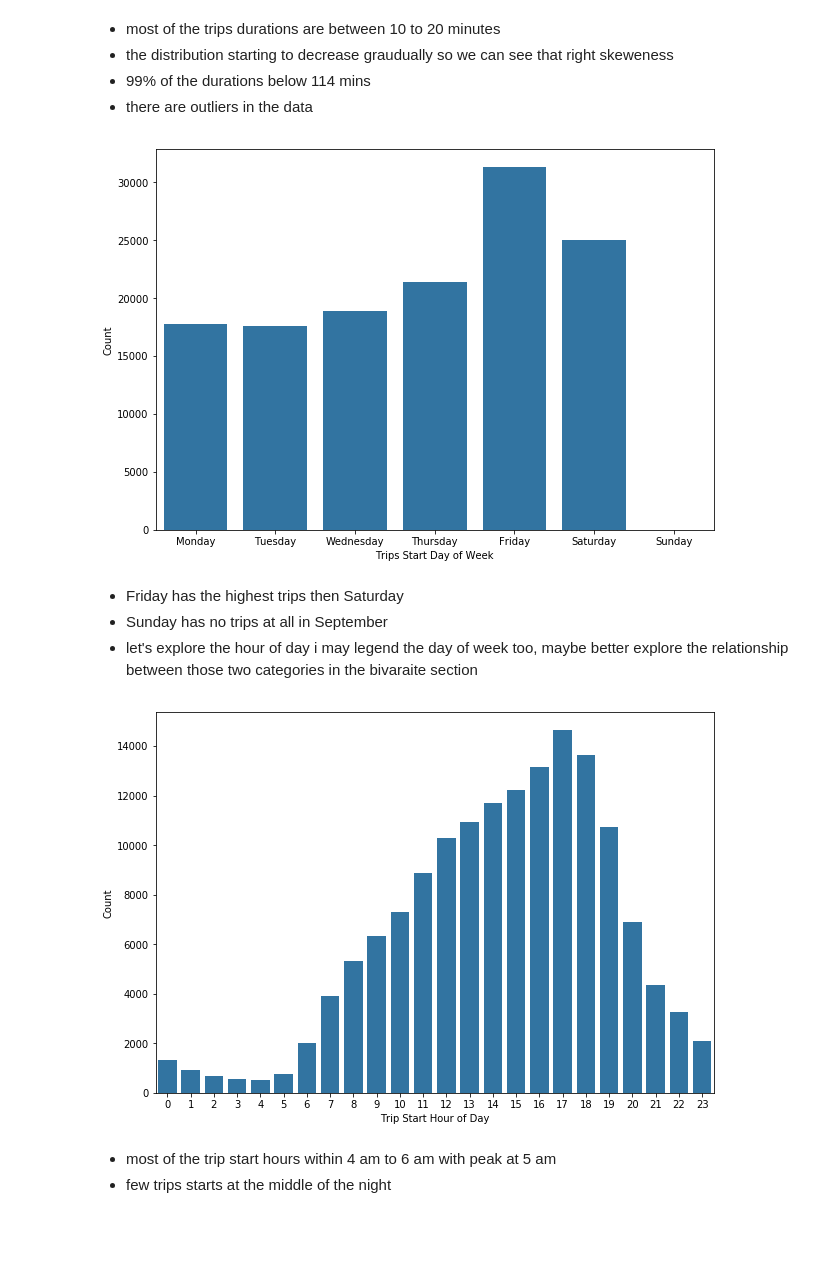
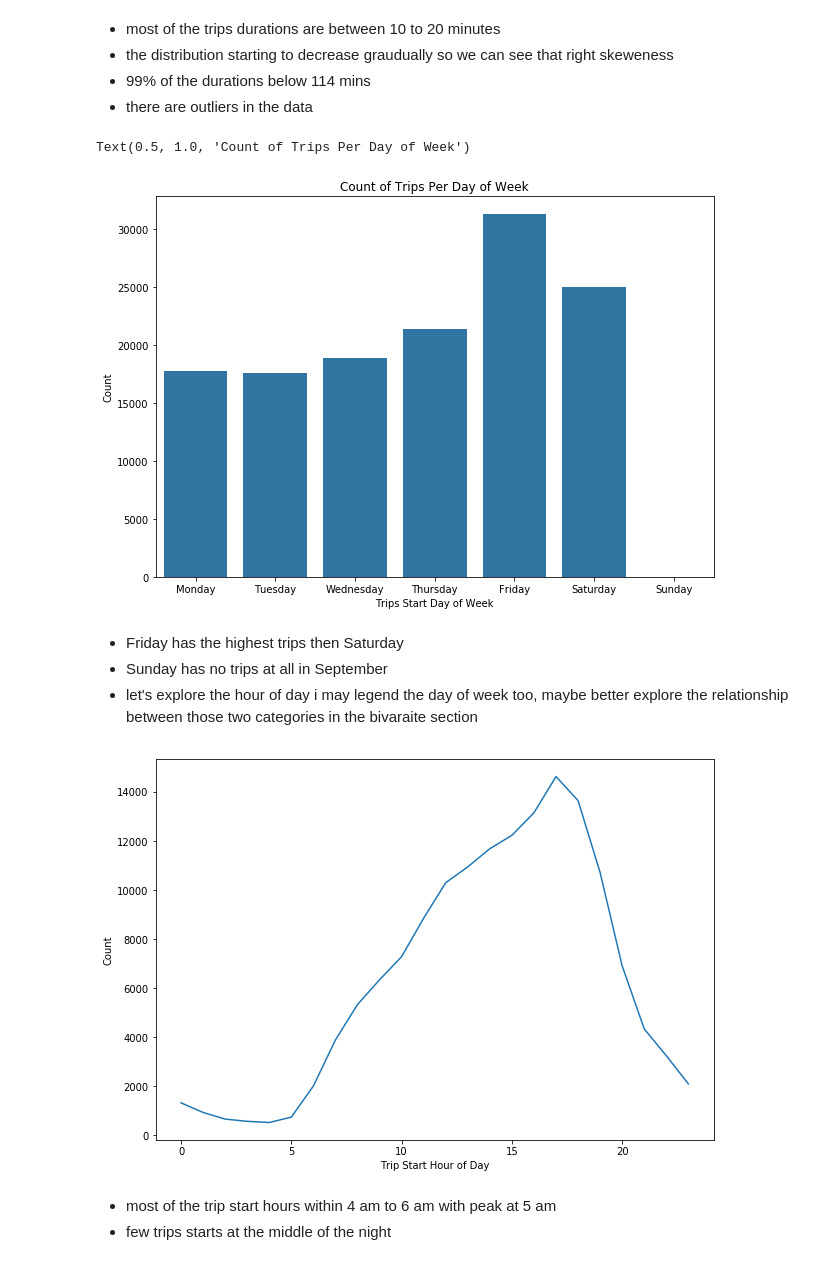
Before and after one commit to gamilyo/Communicate-Data-Finidings-Udacity-Project, a Jupyter notebook: GoBike_EDA.ipynb, the cells around one changed output. Drawn from its saved outputs; the diff is of its cells as text; code cells hidden in the pictures; blank space fills up the shorter version.

```diff
--- a/GoBike_EDA.ipynb
+++ b/GoBike_EDA.ipynb
@@ -166,19 +166,21 @@ plt.figure(figsize=(10,7))
 sb.countplot(data=bayWheels, x='day_of_trip', color=sb.color_palette()[0],order=['Monday', 'Tuesday', 'Wednesday', 'Thursday', 'Friday', 'Saturday', 'Sunday']);
 plt.xlabel('Trips Start Day of Week');
 plt.ylabel('Count');
+plt.title("Count of Trips Per Day of Week")
 # %% [output]
+Text(0.5, 1.0, 'Count of Trips Per Day of Week')
-[figure, old version]
+[figure, new version]
 # %% [markdown]
 * Friday has the highest trips then Saturday
 * Sunday has no trips at all in September
 * let's explore the hour of day i may legend the day of week too, maybe better explore the relationship between those two categories in the bivaraite section
 # %%
 plt.figure(figsize=(10,7))
-sb.countplot(bayWheels.hour_of_trip,color=sb.color_palette()[0])
+sb.lineplot(x = bayWheels.hour_of_trip.value_counts().index,y=bayWheels.hour_of_trip.value_counts().values,color=sb.color_palette()[0])
 plt.xlabel('Trip Start Hour of Day');
 plt.ylabel('Count');
 # %% [output]
-[figure, old version]
+[figure, new version]
 # %% [markdown]
 * most of the trip start hours within 4 am to 6 am with peak at 5 am
 * few trips starts at the middle of the night
```
Also changed, not shown: parts of 1 cell of this notebook, 2 other files.
